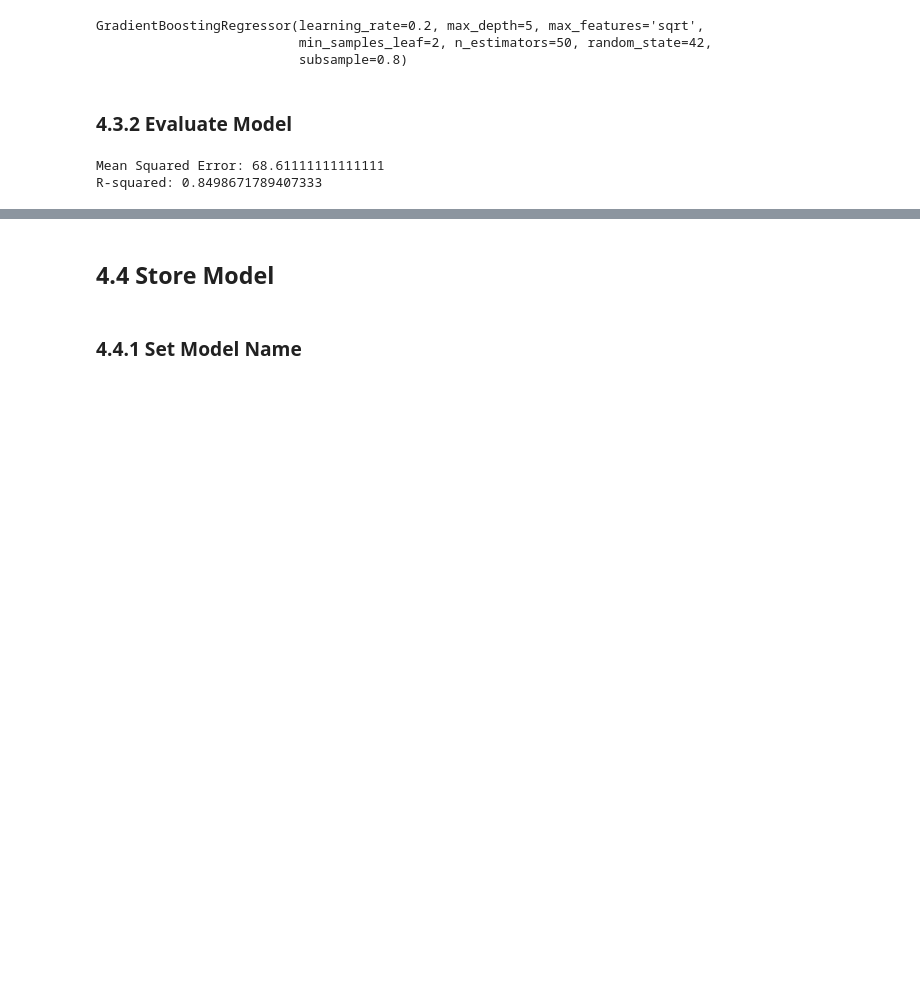
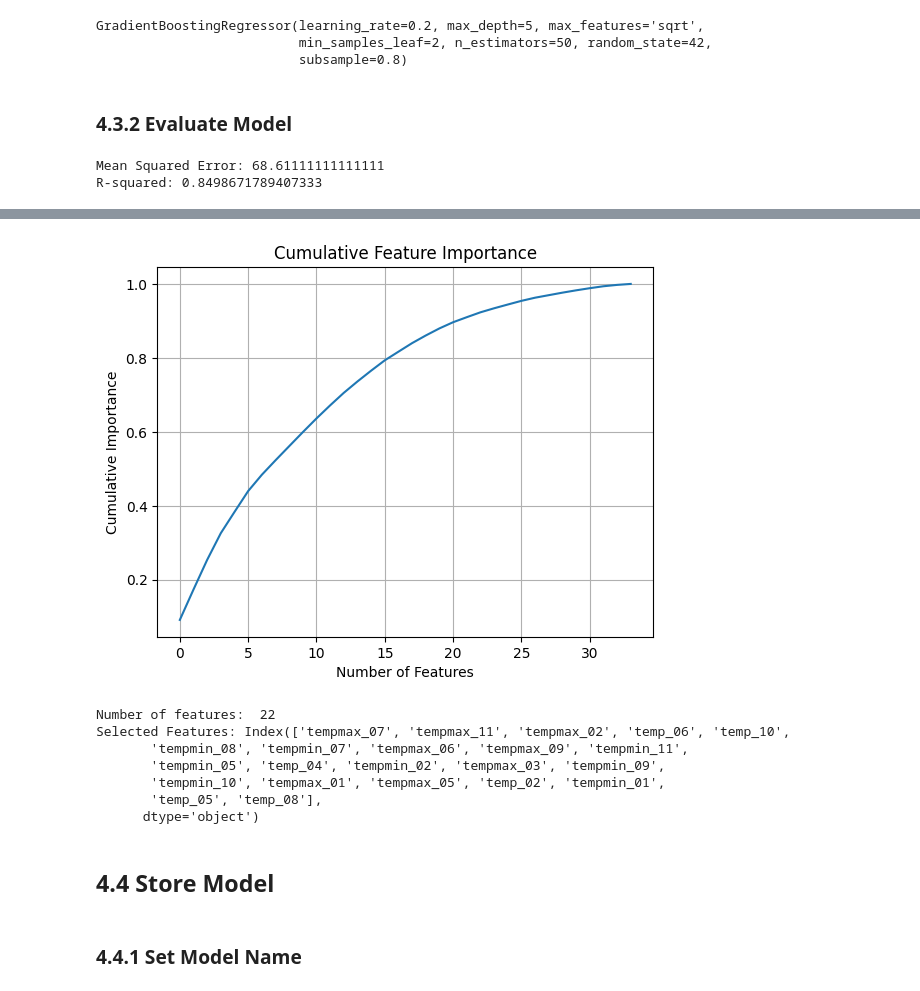
Before and after one commit to SimonAytes/cherry-blossom, a Jupyter notebook: notebooks/4-ConstructModel.ipynb, the cells around one changed output, grey strips where cells are left out. Saved outputs shown, nothing was run; the diff lists cells and outputs as text; code cells hidden in the pictures; blank space fills up the shorter version.

```diff
--- a/notebooks/4-ConstructModel.ipynb
+++ b/notebooks/4-ConstructModel.ipynb
@@ -174,3 +190,24 @@ R-squared: 0.8498671789407333
+# %%
+cumulative_importance = np.cumsum(feature_importances[indices])
+plt.plot(range(len(cumulative_importance)), cumulative_importance)
+plt.xlabel('Number of Features')
+plt.ylabel('Cumulative Importance')
+plt.title('Cumulative Feature Importance')
+plt.grid(True)
+plt.show()
+
+selected_features = X.columns[indices][:np.argmax(cumulative_importance >= 0.9) + 1]
+print("Number of features: ", len(selected_features))
+print("Selected Features:", selected_features)
+# %% [output]
+[figure, added]
+Number of features:  22
+Selected Features: Index(['tempmax_07', 'tempmax_11', 'tempmax_02', 'temp_06', 'temp_10',
+       'tempmin_08', 'tempmin_07', 'tempmax_06', 'tempmax_09', 'tempmin_11',
+       'tempmin_05', 'temp_04', 'tempmin_02', 'tempmax_03', 'tempmin_09',
+       'tempmin_10', 'tempmax_01', 'tempmax_05', 'temp_02', 'tempmin_01',
+       'temp_05', 'temp_08'],
+      dtype='object')
 # %% [markdown]
 ## 4.4 Store Model
 # %% [markdown]
```
Also changed, not shown: parts of 2 cells of this notebook, 24 other files.
